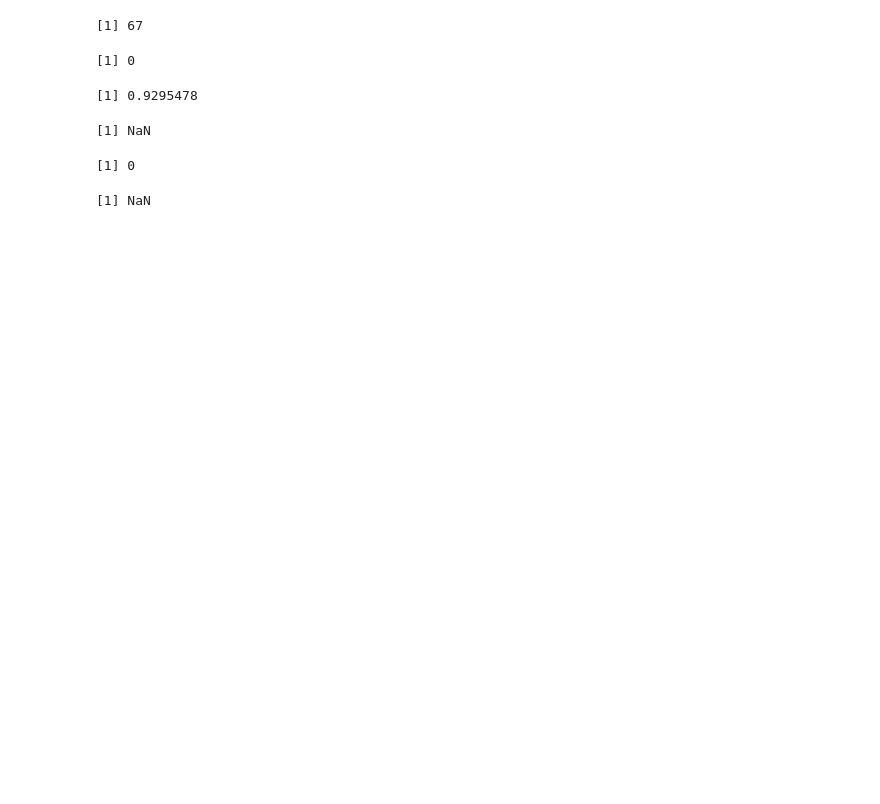
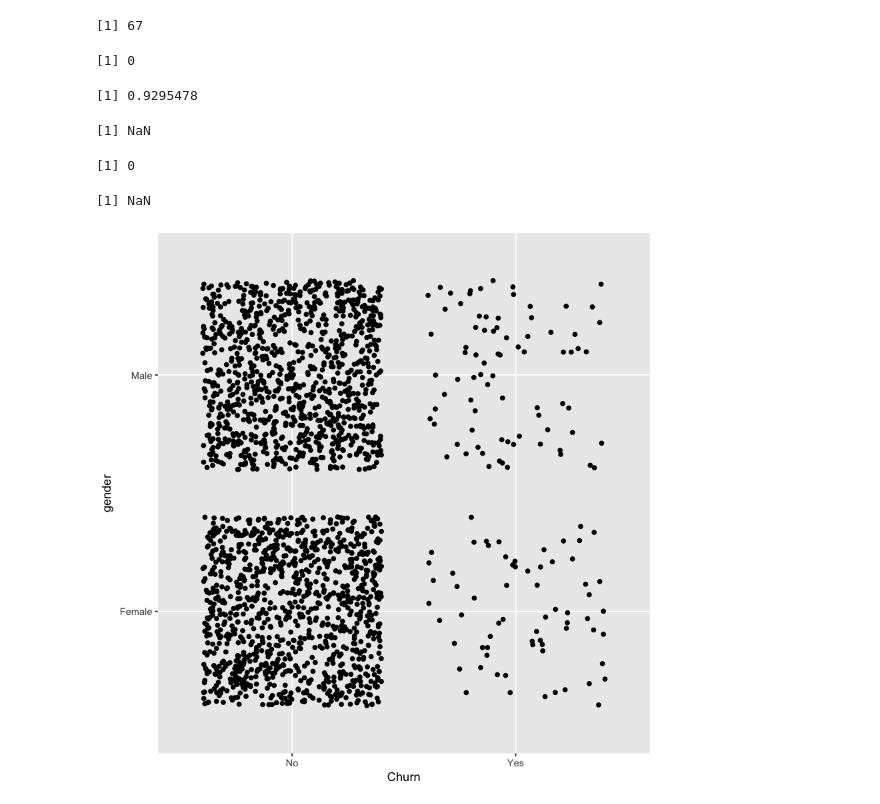
Before and after one commit to sravangereddy/DataScience_, a Jupyter notebook: Telco Customer/Telco Customer - Decision Tree - in R- v2 - with feature engineering.ipynb, the cells around one changed output. Saved outputs shown, nothing was run; the diff lists cells and outputs as text; code cells hidden in the pictures; blank space fills up the shorter version.

```diff
--- a/Telco Customer/Telco Customer - Decision Tree - in R- v2 - with feature engineering.ipynb
+++ b/Telco Customer/Telco Customer - Decision Tree - in R- v2 - with feature engineering.ipynb
@@ -101,10 +86,10 @@ sapply(data.set,function(x){sum(is.na(x))})
 # %% [markdown]
 ### Handling nulls
 # %%
-data.set$TotalCharges = ifelse(is.na(data.set$TotalCharges),data.set$MonthlyCharges*data.set$tenure,data.set$TotalCharges)
+data.set.orig$TotalCharges = ifelse(is.na(data.set.orig$TotalCharges),data.set.orig$MonthlyCharges*data.set.orig$tenure,data.set.orig$TotalCharges)
 # %%
-unique(data.set$SeniorCitizen)
-data.set$SeniorCitizen = as.factor(data.set$SeniorCitizen)
+unique(data.set.orig$SeniorCitizen)
+data.set.orig$SeniorCitizen = as.factor(data.set.orig$SeniorCitizen)
 # %% [output]
 [1] 0 1
 # %% [markdown]
@@ -147,12 +132,13 @@ data.set$SeniorCitizen = as.factor(data.set$SeniorCitizen)
 # data.set[data.set$StreamingMovies=="No internet service",c("StreamingMovies")]="No"
 # data.set$StreamingMovies = as.factor(data.set$StreamingMovies)
 # %%
-str(data.set)
-table(data.set$Contract,data.set$Churn)
-data.set.orig = data.set
+str(data.set.orig)
+table(data.set.orig$Contract,data.set.orig$Churn)
+
 
 data.set.orig$Contract = as.character(data.set.orig$Contract)
 data.set = data.set.orig[data.set.orig$Contract=="Month-to-month",]
+data.set.orig$Contract = as.factor(data.set.orig$Contract)
 data.set$Contract = as.factor(data.set$Contract)
 nrow(data.set)
 str(data.set)
@@ -339,15 +325,17 @@ tt.F1
 # %% [markdown]
 ## Test Train Split for Not Month-to-month
 # %%
-str(data.set)
-table(data.set$Contract,data.set$Churn)
-# data.set.orig = data.set
+str(data.set.orig)
+table(data.set.orig$Contract,data.set.orig$Churn)
 
 data.set.orig$Contract = as.character(data.set.orig$Contract)
 data.set = data.set.orig[!(data.set.orig$Contract=="Month-to-month"),]
+data.set.orig$Contract = as.factor(data.set.orig$Contract)
+
 data.set$Contract = as.factor(data.set$Contract)
 nrow(data.set)
 str(data.set)
 table(data.set$Contract,data.set$Churn)
 table(data.set$Churn)
+data.set$Contract = NULL
 # %% [output]
@@ -525,3 +515,7 @@ tt.F1
 [1] NaN
 [1] 0
 [1] NaN
+# %%
+ggplot(train.data.set,aes(Churn,gender))+geom_jitter()
+# %% [output]
+[figure, added]
```
Also changed, not shown: parts of 4 cells of this notebook, 1 other file.
